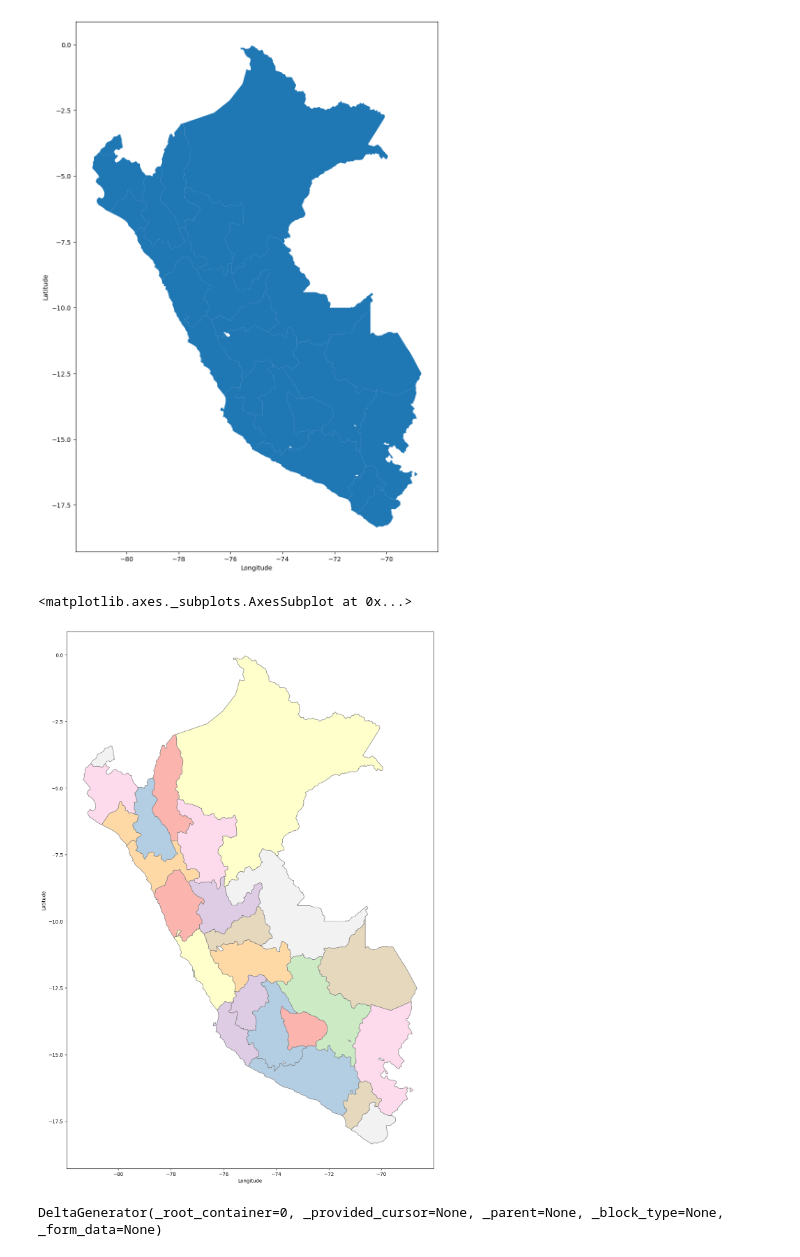
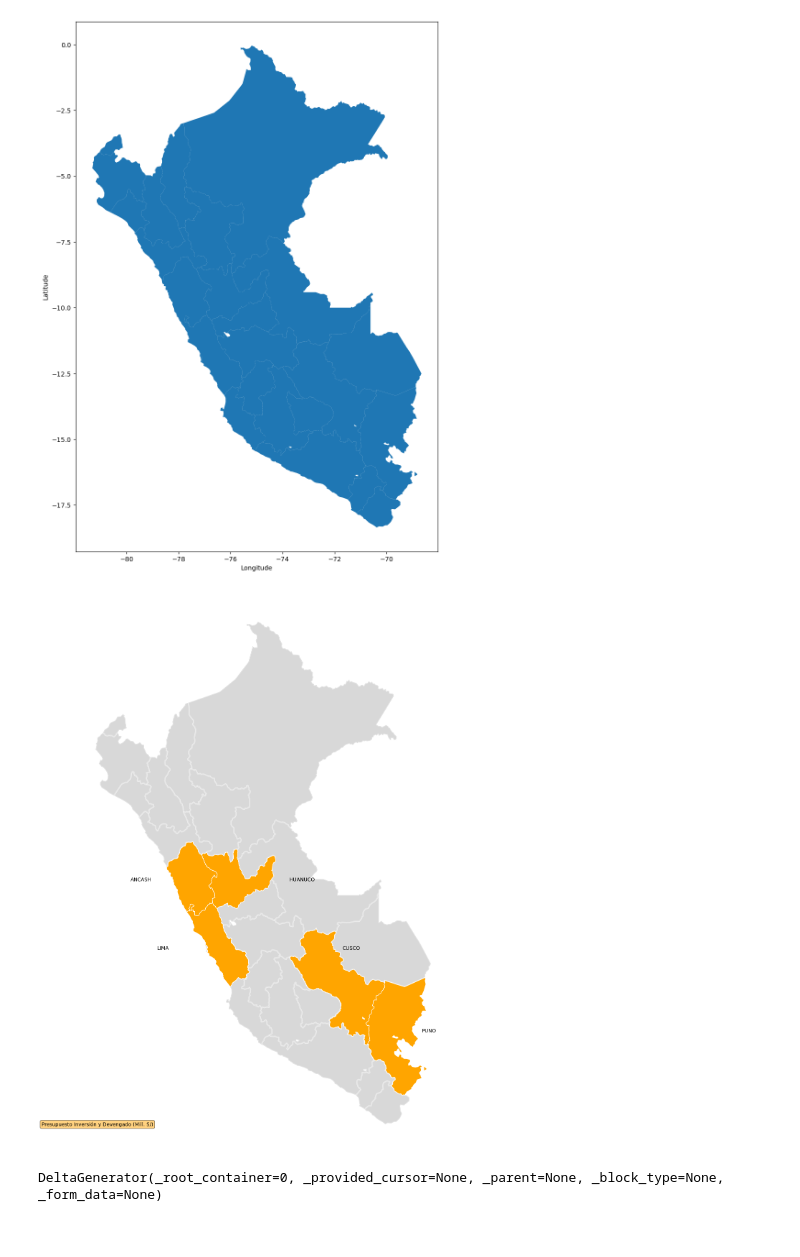
Before and after one commit to VictorCabrejos/peru-geomap, a Jupyter notebook: map_geo.ipynb, the cells around one changed output. Drawn from its saved outputs; the diff is of its cells as text; code cells hidden in the pictures.

```diff
--- a/map_geo.ipynb
+++ b/map_geo.ipynb
@@ -23,17 +31,40 @@ plt.xlabel('Longitude')
 plt.show()
 # %% [output]
 [figure]
-# %%
-ax
-# %% [output]
-<matplotlib.axes._subplots.AxesSubplot at 0x...>
-# %%
-ax = region_geojson.plot(figsize=(20,20),edgecolor=u'gray', cmap='Pastel1')
-plt.ylabel('Latitude')
-plt.xlabel('Longitude')
-plt.show()
-# %% [output]
-[figure, removed]
+# %%
+
+ax = region_geojson.plot(figsize=(20,20),edgecolor=u'white', color='grey', alpha=0.3, linewidth=3)
+region_geojson[region_geojson['NOMBDEP'] == 'ANCASH'].plot(ax=ax, color='orange', edgecolor=u'white', label='Presupuesto')
+region_geojson[region_geojson['NOMBDEP'] == 'HUANUCO'].plot(ax=ax, color='orange', edgecolor=u'white')
+region_geojson[region_geojson['NOMBDEP'] == 'LIMA'].plot(ax=ax, color='orange', edgecolor=u'white')
+region_geojson[region_geojson['NOMBDEP'] == 'CUSCO'].plot(ax=ax, color='orange', edgecolor=u'white')
+region_geojson[region_geojson['NOMBDEP'] == 'PUNO'].plot(ax=ax, color='orange', edgecolor=u'white')
+
+# remove the axis
+ax.axis('off')
+
+# add custom text box
+ax.text(-0.1, 0.05, 'Presupuesto Inversión y Devengado (Mill. S/)', transform=ax.transAxes, fontsize=10, verticalalignment='top', bbox=dict(boxstyle='round', facecolor='orange', alpha=0.5))
+
+# Add text pointing to the region
+ax.text(-80, -9.5, 'ANCASH', fontsize=10, color='black')
+ax.text(-74, -9.5, 'HUANUCO', fontsize=10, color='black')
+ax.text(-79, -12, 'LIMA', fontsize=10, color='black')
+ax.text(-72, -12, 'CUSCO', fontsize=10, color='black')
+ax.text(-69, -15, 'PUNO', fontsize=10, color='black')
+
+# add arrows pointing to the region
+# ax.annotate('', xy=(-79.5, -9.5), xytext=(-79.5, -12), arrowprops=dict(facecolor='black', shrink=0.05))
+# ax.annotate('', xy=(-69.5, -9.5), xytext=(-69.5, -12), arrowprops=dict(facecolor='black', shrink=0.05))
+# ax.annotate('', xy=(-79.5, -12), xytext=(-79.5, -15), arrowprops=dict(facecolor='black', shrink=0.05))
+# ax.annotate('', xy=(-69.5, -12), xytext=(-69.5, -15), arrowprops=dict(facecolor='black', shrink=0.05))
+
+
+plt.ylabel('Latitude')
+plt.xlabel('Longitude')
+plt.show()
+# %% [output]
+[figure, added]
 # %%
 import streamlit as st
 
```
Also changed, not shown: parts of 1 cell of this notebook, 1 other file.
